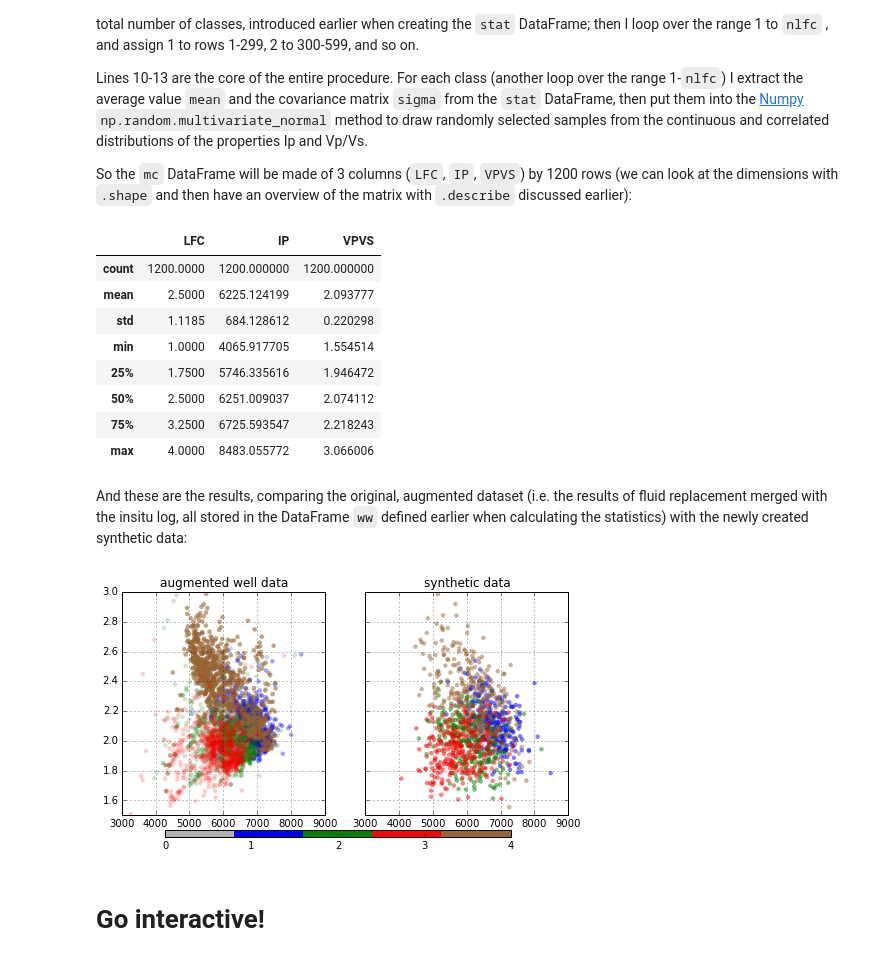
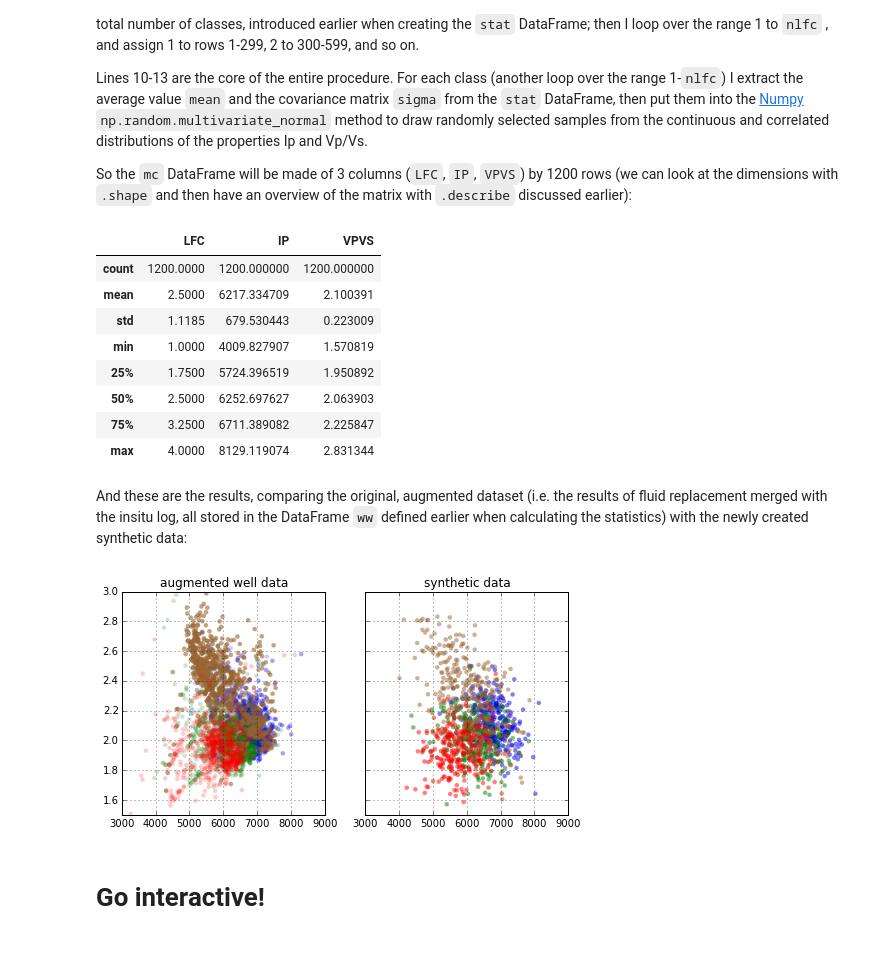
Before and after one commit to Kevin2599/geophysical_notes, a Jupyter notebook: creating_synthetic_data.ipynb, the cells around one changed output. Drawn from its saved outputs; the diff is of its cells as text; code cells hidden in the pictures.

```diff
--- a/creating_synthetic_data.ipynb
+++ b/creating_synthetic_data.ipynb
@@ -204,11 +203,11 @@ im=ax[3].imshow(cluster, interpolation='none', aspect='auto',cmap=cmap_facies,vm
 cbar=plt.colorbar(im, ax=ax[3])
 cbar.set_label('0=undef,1=brine,2=oil,3=gas,4=shale')
 cbar.set_ticks(range(0,4+1)); cbar.set_ticklabels(range(0,4+1))
-for i in range(len(ax)-1):
-    ax[i].set_ylim(ztop,zbot)
-    ax[i].invert_yaxis()
-    ax[i].grid()
-    ax[i].locator_params(axis='x', nbins=4)
+for i in ax[:-1]:
+    i.set_ylim(ztop,zbot)
+    i.invert_yaxis()
+    i.grid()
+    i.locator_params(axis='x', nbins=4)
 ax[0].legend(fontsize='small', loc='lower right')
 ax[0].set_xlabel("Vcl/phi/Sw"),    ax[0].set_xlim(-.1,1.1)
 ax[1].set_xlabel("Ip [m/s*g/cc]"), ax[1].set_xlim(3000,9000)
@@ -424,11 +412,11 @@ im=ax[3].imshow(cluster, interpolation='none', aspect='auto',cmap=cmap_facies,vm
 cbar=plt.colorbar(im, ax=ax[3])
 cbar.set_label('0=undef,1=brine,2=oil,3=gas,4=shale')
 cbar.set_ticks(range(0,4+1));
-for i in range(len(ax)-1):
-    ax[i].set_ylim(ztop,zbot)
-    ax[i].invert_yaxis()
-    ax[i].grid()
-    ax[i].locator_params(axis='x', nbins=4)
+for i in ax[:-1]:
+    i.set_ylim(ztop,zbot)
+    i.invert_yaxis()
+    i.grid()
+    i.locator_params(axis='x', nbins=4)
 ax[0].legend(fontsize='small', loc='lower right')
 ax[0].set_xlabel("Vcl/phi/Sw"),    ax[0].set_xlim(-.1,1.1)
 ax[1].set_xlabel("Ip [m/s*g/cc]"), ax[1].set_xlim(3000,9000)
@@ -450,7 +438,7 @@ ax[0].set_title('original data');
 ax[1].set_title('FRM to brine');
 ax[2].set_title('FRM to oil');
 ax[3].set_title('FRM to gas');
-for i in range(len(ax)): ax[i].grid()
+for i in ax: i.grid()
 # %% [output]
 [figure]
 # %% [markdown]
@@ -640,29 +620,25 @@ mc.describe()
 # %% [output]
 |  | LFC | IP | VPVS |
 | count | 1200.0000 | 1200.000000 | 1200.000000 |
-| mean | 2.5000 | 6225.124199 | 2.093777 |
-| std | 1.1185 | 684.128612 | 0.220298 |
-| min | 1.0000 | 4065.917705 | 1.554514 |
-| 25% | 1.7500 | 5746.335616 | 1.946472 |
-| 50% | 2.5000 | 6251.009037 | 2.074112 |
-| 75% | 3.2500 | 6725.593547 | 2.218243 |
-| max | 4.0000 | 8483.055772 | 3.066006 |
+| mean | 2.5000 | 6217.334709 | 2.100391 |
+| std | 1.1185 | 679.530443 | 0.223009 |
+| min | 1.0000 | 4009.827907 | 1.570819 |
+| 25% | 1.7500 | 5724.396519 | 1.950892 |
+| 50% | 2.5000 | 6252.697627 | 2.063903 |
+| 75% | 3.2500 | 6711.389082 | 2.225847 |
+| max | 4.0000 | 8129.119074 | 2.831344 |
 # %% [markdown]
 And these are the results, comparing the original, augmented dataset (i.e. the results of fluid replacement merged with the insitu log, all stored in the DataFrame `ww` defined earlier when calculating the statistics) with the newly created synthetic data:
 # %%
 f, ax = plt.subplots(nrows=1, ncols=2, sharey=True, sharex=True, figsize=(8, 4))
 scatt1=ax[0].scatter(ww.IP,ww.VPVS,20,ww.LFC,marker='o',edgecolors='none', alpha=0.2, cmap=cmap_facies,vmin=0,vmax=4)
 scatt2=ax[1].scatter(mc.IP,mc.VPVS,20,mc.LFC,marker='o',edgecolors='none', alpha=0.5, cmap=cmap_facies,vmin=0,vmax=4)
 ax[0].set_xlim(3000,9000); ax[0].set_ylim(1.5,3.0);
 ax[0].set_title('augmented well data');
 ax[1].set_title('synthetic data');
-for i in range(len(ax)): ax[i].grid()
-uu=f.add_axes([0.2, 0.05, 0.6, 0.025])
-cbar=f.colorbar(scatt2, cax=uu, ticks=[range(0,4+1)], orientation='horizontal');
-cbar.set_alpha(1)
-cbar.draw_all()
+for i in ax: i.grid()
 # %% [output]
-[figure, old version]
+[figure, new version]
 # %% [markdown]
 # Go interactive!
 # %% [markdown]
```
Also changed, not shown: parts of 35 cells of this notebook, 2 other files.
